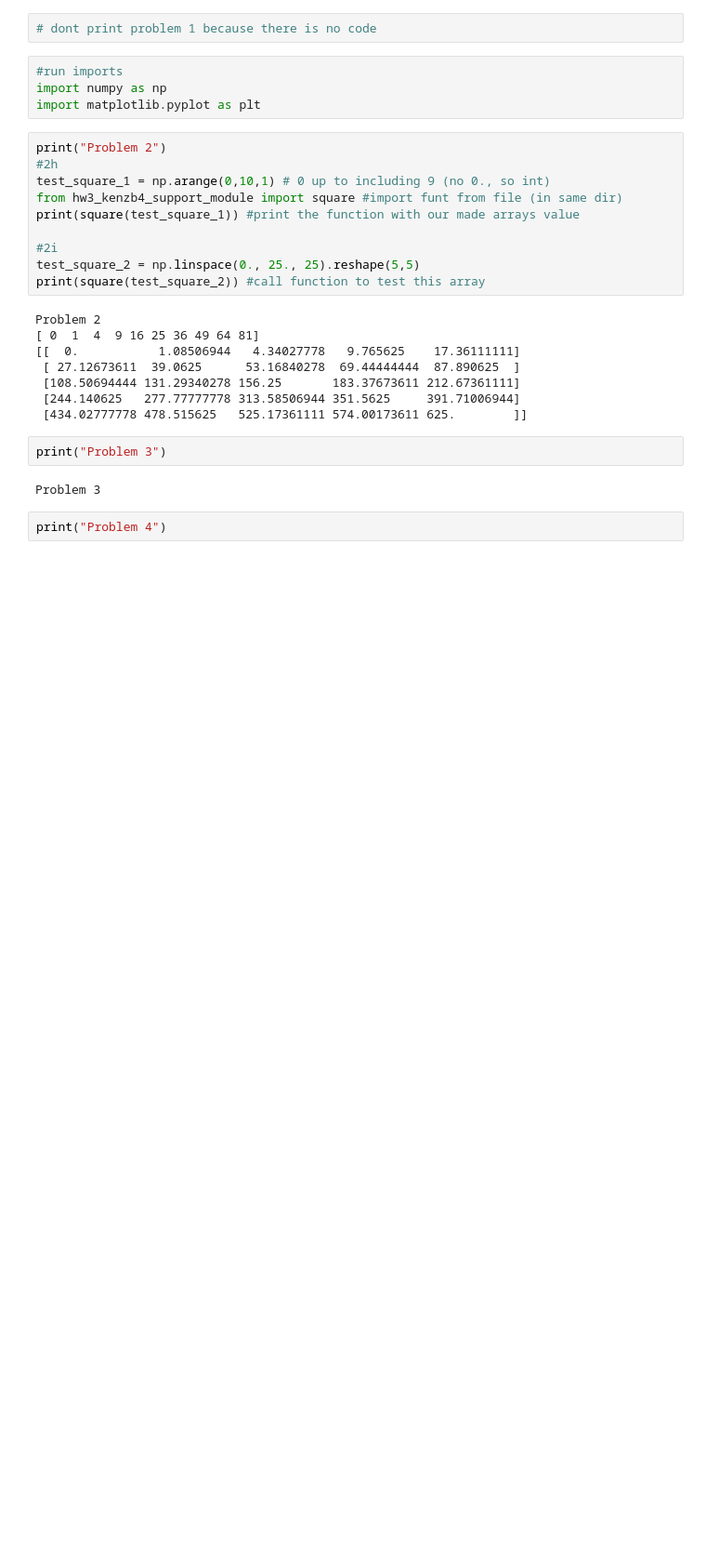
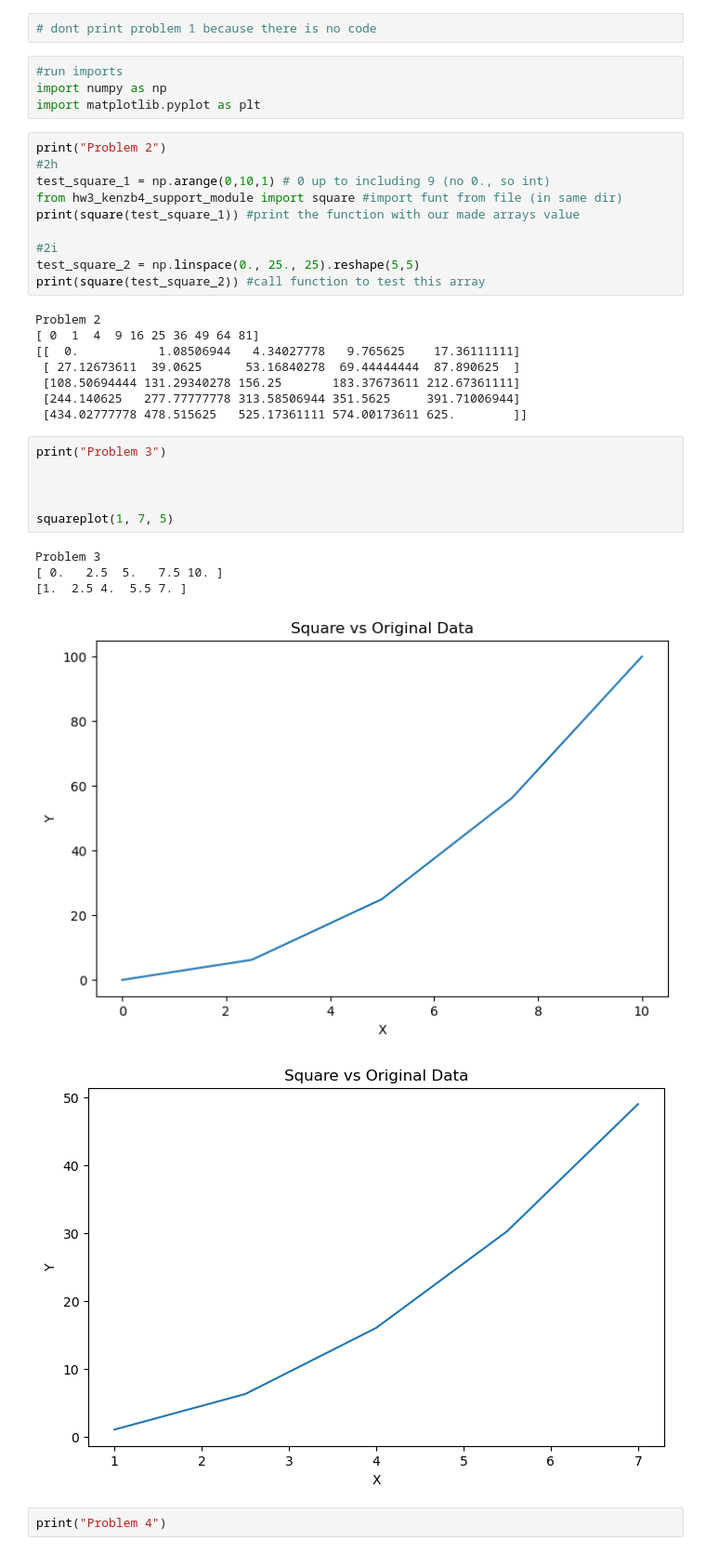
Before and after one commit to mbrowncodes/ast4762, a Jupyter notebook: homework/hw3_kenzb4/hw3_kenzb4.ipynb, the cells around one changed output. Shown at 93% size. Cells and saved outputs as stored; diff of their text form; blank space fills up the shorter version.

```diff
--- a/homework/hw3_kenzb4/hw3_kenzb4.ipynb
+++ b/homework/hw3_kenzb4/hw3_kenzb4.ipynb
@@ -28,7 +28,15 @@ Problem 2
  [434.02777778 478.515625   525.17361111 574.00173611 625.        ]]
 # %%
 print("Problem 3")
+
+
+
+squareplot(1, 7, 5)
 # %% [output]
 Problem 3
+[ 0.   2.5  5.   7.5 10. ]
+[1.  2.5 4.  5.5 7. ]
+[figure, added]
+[figure, added]
 # %%
 print("Problem 4")
```
Also changed, not shown: parts of 1 cell of this notebook, 14 other files.
